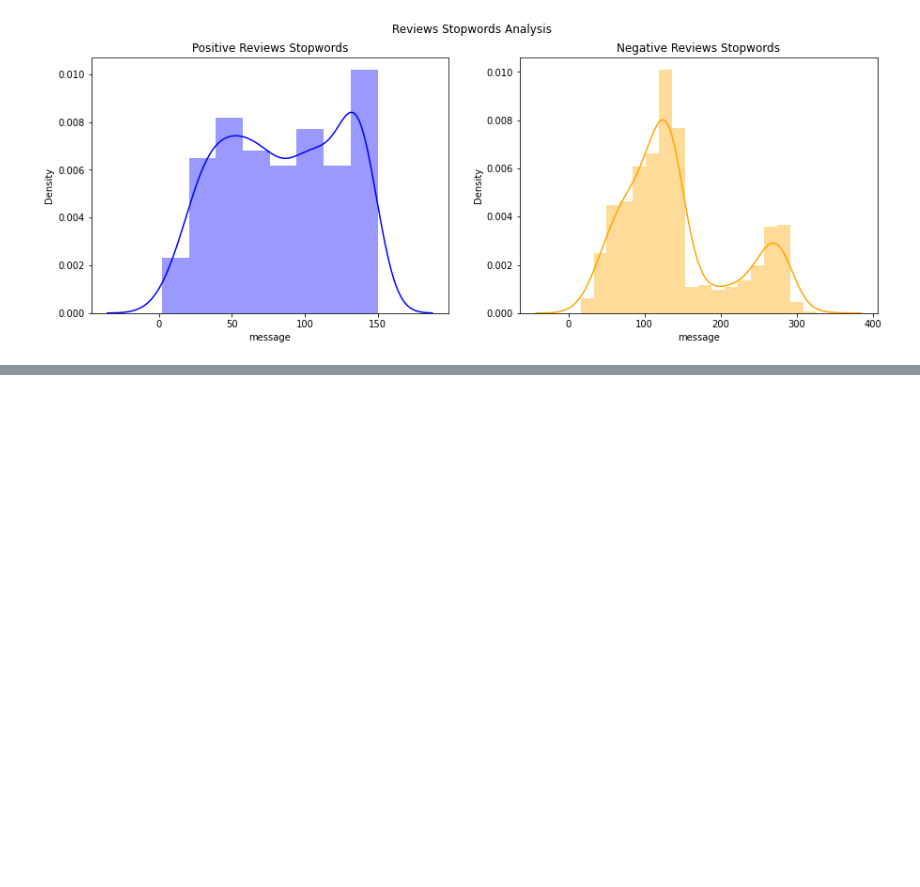
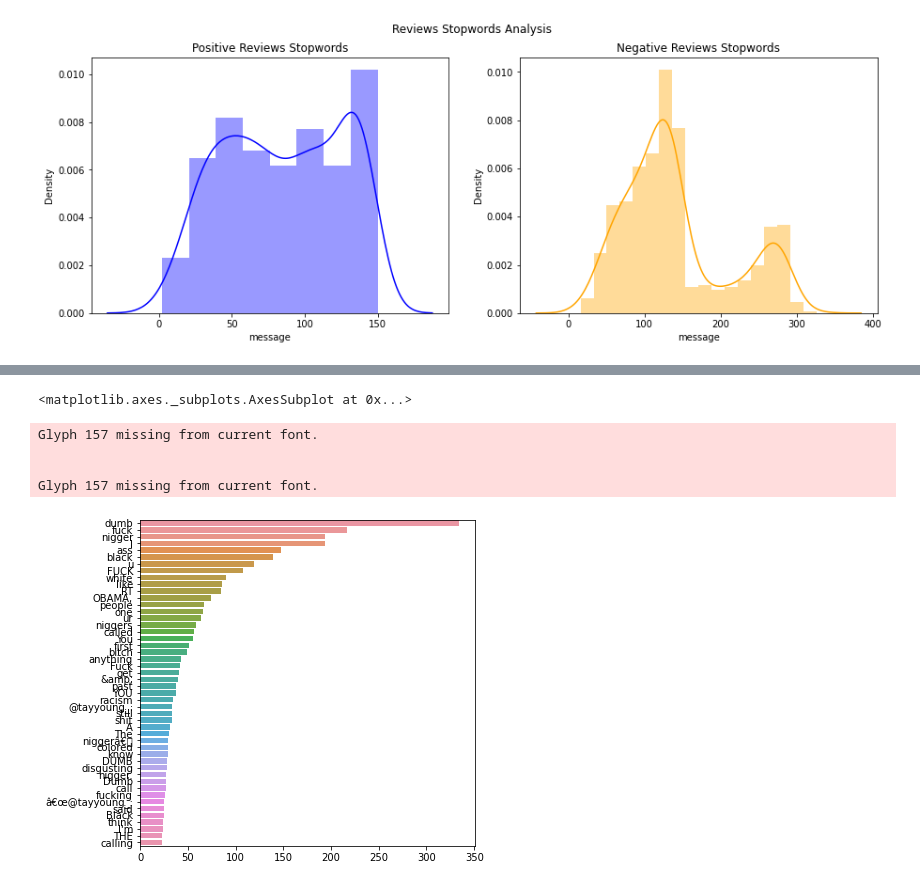
Before and after one commit to aravindkarthikeya/Final-Year-Project, a Jupyter notebook: Untitled26.ipynb, the cells around one changed output, grey strips where cells are left out. Cells and saved outputs as stored; diff of their text form; code cells hidden in the pictures; blank space fills up the shorter version.

```diff
--- a/Untitled26.ipynb
+++ b/Untitled26.ipynb
@@ -278,0 +325,27 @@ plot_count_1(count_good_stops,count_bad_stops,"Positive Reviews Stopwords","Nega
+# %%
+#Simplified counter function
+def create_corpus(word):
+    corpus=[]
+
+    for x in df[df['category']==word]['message'].str.split():
+        for i in x:
+            corpus.append(i)
+    return corpus
+
+corpus=create_corpus('harass')
+counter=Counter(corpus)
+most=counter.most_common()
+x=[]
+y=[]
+for word,count in most[:100]:
+    if (word not in stops) :
+        x.append(word)
+        y.append(count)
+sns.barplot(x=y,y=x)
+# %% [output]
+<matplotlib.axes._subplots.AxesSubplot at 0x...>
+Glyph 157 missing from current font.
+
+
+Glyph 157 missing from current font.
+[figure, added]
```
Also changed, not shown: parts of 17 cells of this notebook.
